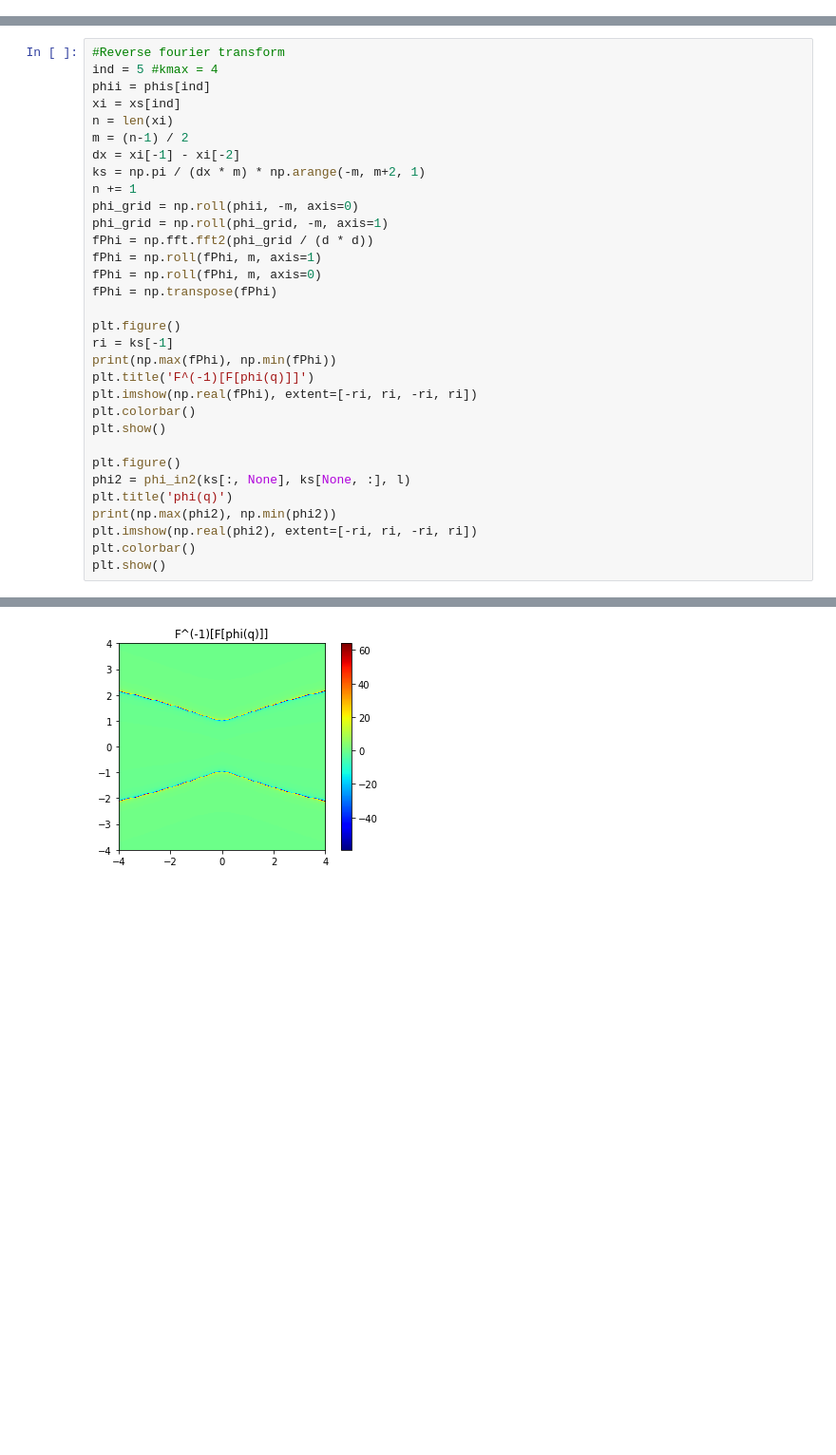
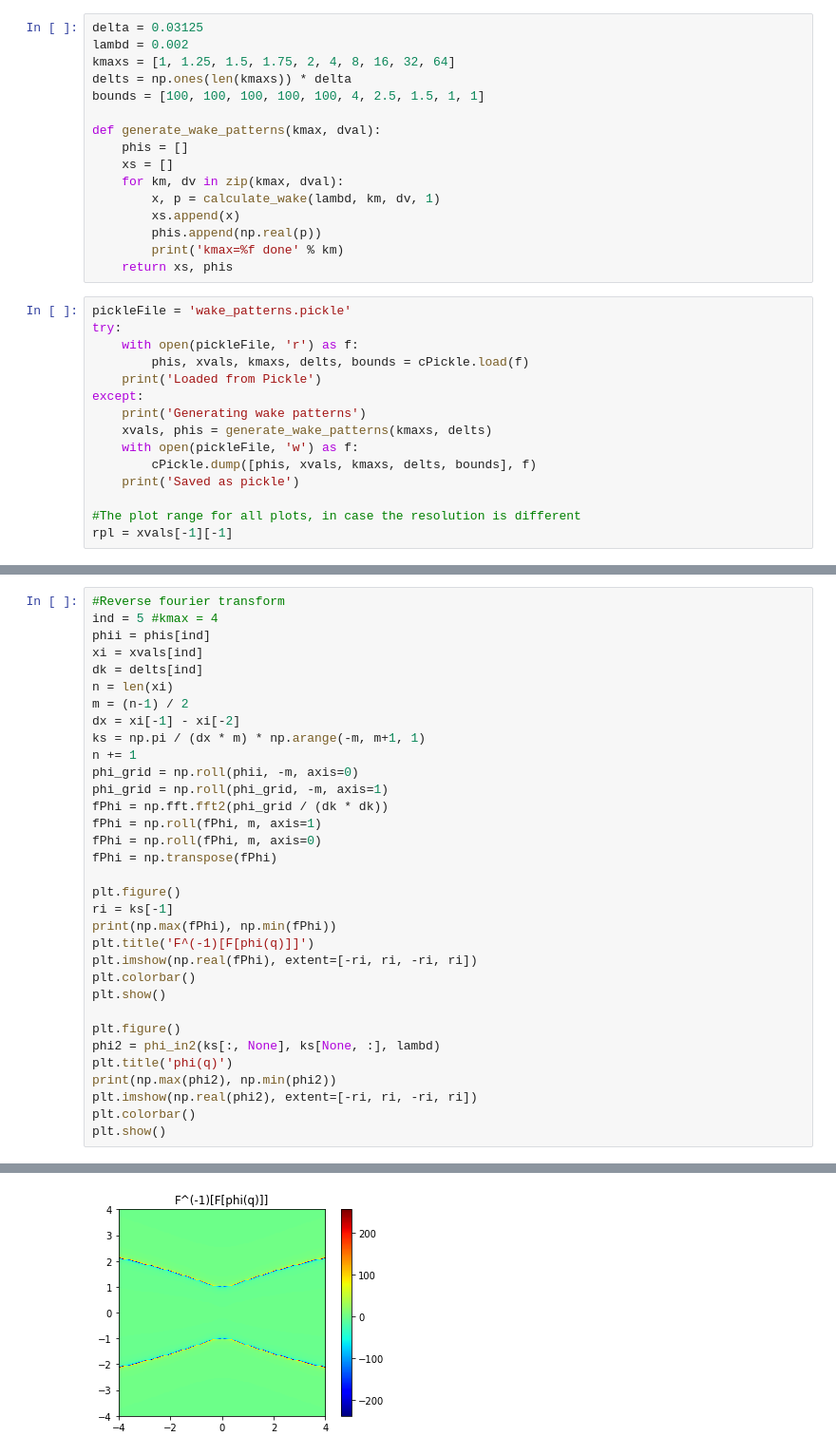
Before and after one commit to jcolen/kelvinmach, a Jupyter notebook: challenging_kelvin/Image Experimentation.ipynb, the cells around one changed output, grey strips where cells are left out. Shown at 95% size. Saved outputs shown, nothing was run; the diff lists cells and outputs as text; blank space fills up the shorter version.

```diff
--- a/challenging_kelvin/Image Experimentation.ipynb
+++ b/challenging_kelvin/Image Experimentation.ipynb
@@ -95,0 +21,31 @@ plt.show()
+# %%
+delta = 0.03125
+lambd = 0.002
+kmaxs = [1, 1.25, 1.5, 1.75, 2, 4, 8, 16, 32, 64]
+delts = np.ones(len(kmaxs)) * delta
+bounds = [100, 100, 100, 100, 100, 4, 2.5, 1.5, 1, 1]
+
+def generate_wake_patterns(kmax, dval):
+    phis = []
+    xs = []
+    for km, dv in zip(kmax, dval):
+        x, p = calculate_wake(lambd, km, dv, 1)
+        xs.append(x)
+        phis.append(np.real(p))
+        print('kmax=%f done' % km)
+    return xs, phis
+# %%
+pickleFile = 'wake_patterns.pickle'
+try:
+    with open(pickleFile, 'r') as f:
+        phis, xvals, kmaxs, delts, bounds = cPickle.load(f)
+    print('Loaded from Pickle')
+except:
+    print('Generating wake patterns')
+    xvals, phis = generate_wake_patterns(kmaxs, delts)
+    with open(pickleFile, 'w') as f:
+        cPickle.dump([phis, xvals, kmaxs, delts, bounds], f)
+    print('Saved as pickle')
+
+#The plot range for all plots, in case the resolution is different
+rpl = xvals[-1][-1]
@@ -97,15 +178,16 @@ plt.show()
 #Reverse fourier transform
 ind = 5 #kmax = 4
 phii = phis[ind]
-xi = xs[ind]
+xi = xvals[ind]
+dk = delts[ind]
 n = len(xi)
 m = (n-1) / 2
 dx = xi[-1] - xi[-2]
-ks = np.pi / (dx * m) * np.arange(-m, m+2, 1)
+ks = np.pi / (dx * m) * np.arange(-m, m+1, 1)
 n += 1
 phi_grid = np.roll(phii, -m, axis=0)
 phi_grid = np.roll(phi_grid, -m, axis=1)
-fPhi = np.fft.fft2(phi_grid / (d * d))
+fPhi = np.fft.fft2(phi_grid / (dk * dk))
 fPhi = np.roll(fPhi, m, axis=1)
 fPhi = np.roll(fPhi, m, axis=0)
 fPhi = np.transpose(fPhi)
@@ -119,7 +201,7 @@ plt.colorbar()
 plt.show()
 
 plt.figure()
-phi2 = phi_in2(ks[:, None], ks[None, :], l)
+phi2 = phi_in2(ks[:, None], ks[None, :], lambd)
 plt.title('phi(q)')
 print(np.max(phi2), np.min(phi2))
 plt.imshow(np.real(phi2), extent=[-ri, ri, -ri, ri])
@@ -130 +212 @@ plt.show()
-[figure, old version]
+[figure, new version]
```
Also changed, not shown: parts of 14 cells of this notebook, 22 other files.
